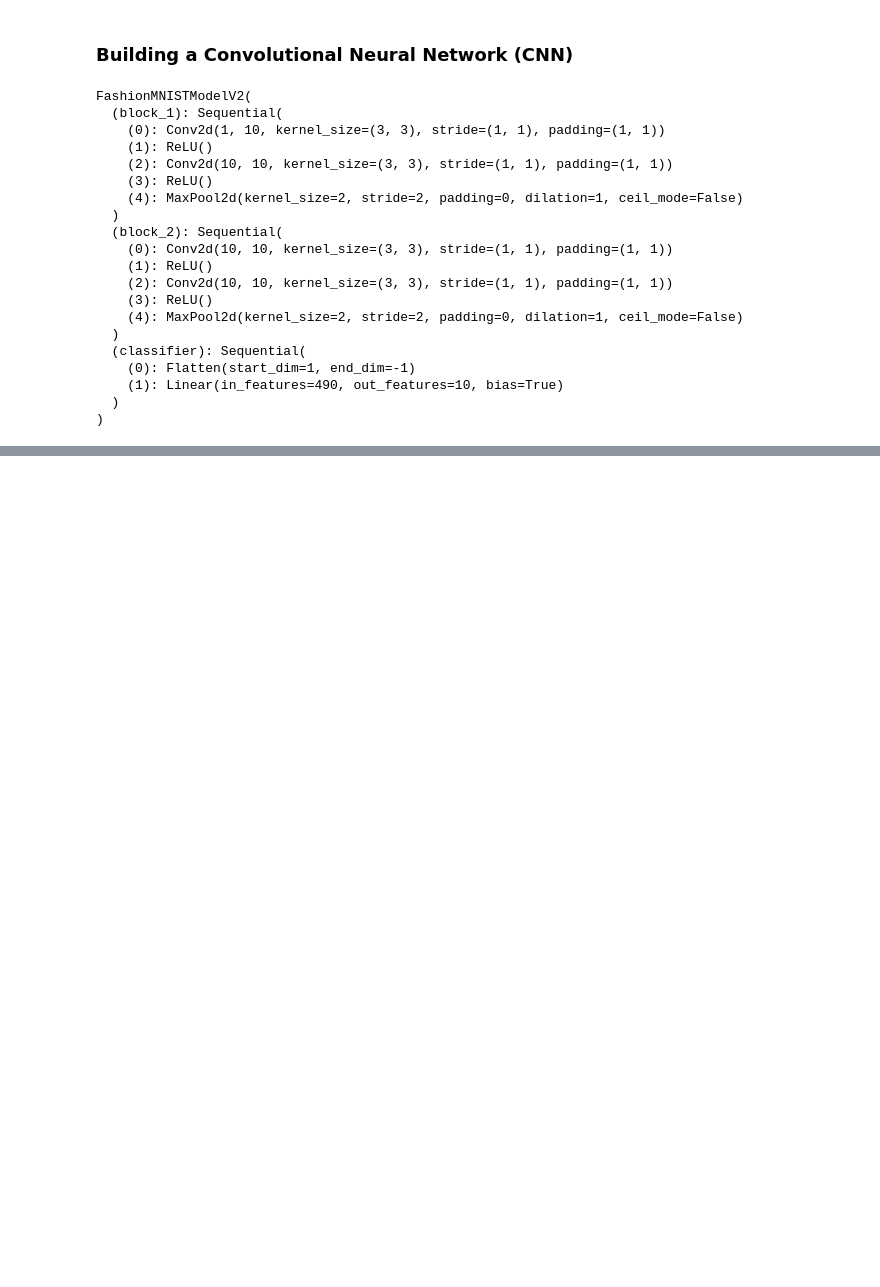
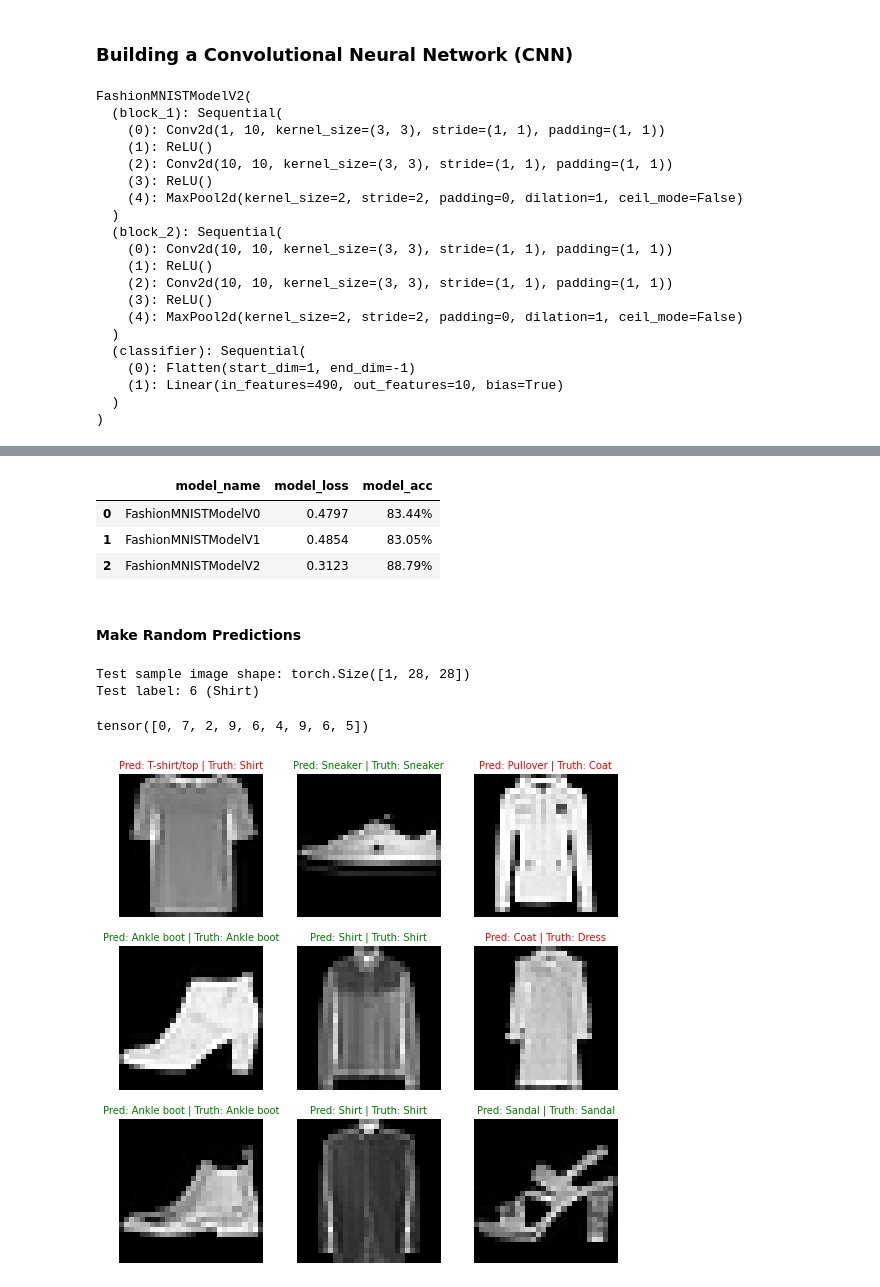
Before and after one commit to emirhansilsupur/pytorch-based-projects, a Jupyter notebook: 03_pytorch_computer_vision.ipynb, the cells around one changed output, grey strips where cells are left out. Saved outputs shown, nothing was run; the diff lists cells and outputs as text; code cells hidden in the pictures; blank space fills up the shorter version.

```diff
--- a/03_pytorch_computer_vision.ipynb
+++ b/03_pytorch_computer_vision.ipynb
@@ -422,0 +481,77 @@ FashionMNISTModelV2(
+# %%
+compare_results = pd.DataFrame([model_0_results, model_1_result, model_2_result])
+compare_results
+# %% [output]
+|  | model_name | model_loss | model_acc |
+| 0 | FashionMNISTModelV0 | 0.4797 | 83.44% |
+| 1 | FashionMNISTModelV1 | 0.4854 | 83.05% |
+| 2 | FashionMNISTModelV2 | 0.3123 | 88.79% |
+# %% [markdown]
+#### Make Random Predictions
+# %%
+import random
+
+test_samples = []
+test_labels = []
+for sample, label in random.sample(list(test_data), k=9):
+    test_samples.append(sample)
+    test_labels.append(label)
+
+print(f"Test sample image shape: {test_samples[0].shape}")
+print(f"Test label: {test_labels[0]} ({class_name[test_labels[0]]})")
+# %% [output]
+Test sample image shape: torch.Size([1, 28, 28])
+Test label: 6 (Shirt)
+# %%
+def make_predictions(model: torch.nn.Module, data: list, device: torch.device = device):
+    pred_labels = []
+    model.eval()
+    with torch.inference_mode():
+        for sample in data:
+
+            sample = torch.unsqueeze(sample, dim=1).to(device)
+
+            pred_logit = model(sample)
+
+            pred_label = torch.softmax(pred_logit.squeeze(), dim=0).argmax(dim=0)
+
+            pred_labels.append(pred_label.cpu())  # matplotlib work on cpu
+
+    # # Stack the pred_probs to turn list into a tensor
+    return torch.stack(pred_labels)
+# %%
+pred_classes= make_predictions(model=model_2,
+                             data=test_samples)
+# %%
+pred_classes
+# %% [output]
+tensor([0, 7, 2, 9, 6, 4, 9, 6, 5])
+# %%
+# Plot predictions
+plt.figure(figsize=(9, 9))
+nrows = 3
+ncols = 3
+for i, sample in enumerate(test_samples):
+    # Create a subplot
+    plt.subplot(nrows, ncols, i + 1)
+
+    # Plot the target image
+    plt.imshow(sample.squeeze(), cmap="gray")
+
+    # Find the prediction label (in text form, e.g. "Sandal")
+    pred_label = class_name[pred_classes[i]]
+
+    # Get the truth label (in text form, e.g. "T-shirt")
+    truth_label = class_name[test_labels[i]]
+
+    # Create the title text of the plot
+    title_text = f"Pred: {pred_label} | Truth: {truth_label}"
+
+    # Check for equality and change title colour accordingly
+    if pred_label == truth_label:
+        plt.title(title_text, fontsize=10, c="g")  # green text if correct
+    else:
+        plt.title(title_text, fontsize=10, c="r")  # red text if wrong
+    plt.axis(False)
+# %% [output]
+[figure, added]
```
Also changed, not shown: parts of 21 cells of this notebook.
